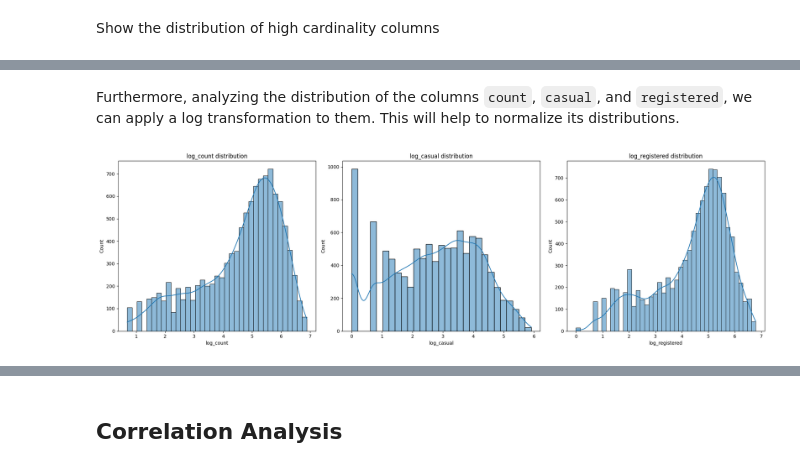
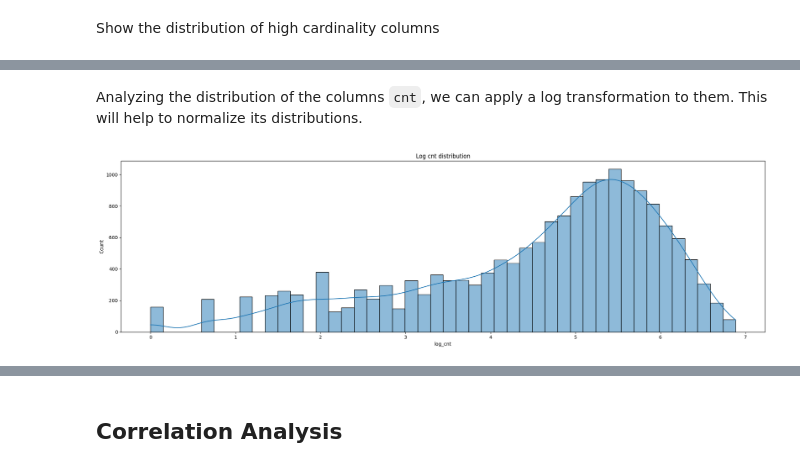
Before and after one commit to ChristianConchari/bike-sharing-demand, a Jupyter notebook: notebooks/data_exploration.ipynb, the cells around one changed output, grey strips where cells are left out. Saved outputs shown, nothing was run; the diff lists cells and outputs as text; code cells hidden in the pictures.

```diff
--- a/notebooks/data_exploration.ipynb
+++ b/notebooks/data_exploration.ipynb
@@ -50,0 +33,9 @@ train_data_df.head()
+# %%
+bike_sharing_demand = fetch_ucirepo(id=275)
+df_features = bike_sharing_demand.data.features
+df_target = bike_sharing_demand.data.targets
+
+# Join the features and target DataFrames
+df = pd.concat([df_features, df_target], axis=1)
+
+df.head()
@@ -109,3 +111,5 @@ count has: 822 unique values
+# %%
+df = df.drop(['dteday'], axis=1)
 # %% [markdown]
 Next, unique values of the categorical columns are displayed.
 # %%
@@ -200,2 +153,2 @@ memory usage: 1.1 MB
 # %% [markdown]
-Furthermore, analyzing the distribution of the columns `count`, `casual`, and `registered`, we can apply a log transformation to them. This will help to normalize its distributions.
+Analyzing the distribution of the columns `cnt`, we can apply a log transformation to them. This will help to normalize its distributions.
@@ -209,19 +155,16 @@ train_data_df = train_data_df.drop(['count', 'casual', 'registered'], axis=1)
+# %%
+df['log_cnt'] = np.log(df['cnt'])
+
+# Drop the cnt column
+df = df.drop(['cnt'], axis=1)
 # %%
 # Configure the size of the plot
 plt.figure(figsize=(20, 6))
 
-# Initialize the counter
-counter = 1
-
-for col in ['log_count', 'log_casual', 'log_registered']:
-    plt.subplot(1, 3, counter)
-    sns.histplot(train_data_df[col], kde=True)
-    plt.title(f'{col} distribution')
-    counter += 1
-
-# Adjust layout
+sns.histplot(df['log_cnt'], kde=True)
+plt.title(f'Log cnt distribution')
 plt.tight_layout()
 plt.show()
 # %% [output]
-[figure, old version]
+[figure, new version]
 # %%
```
Also changed, not shown: parts of 36 cells of this notebook.
